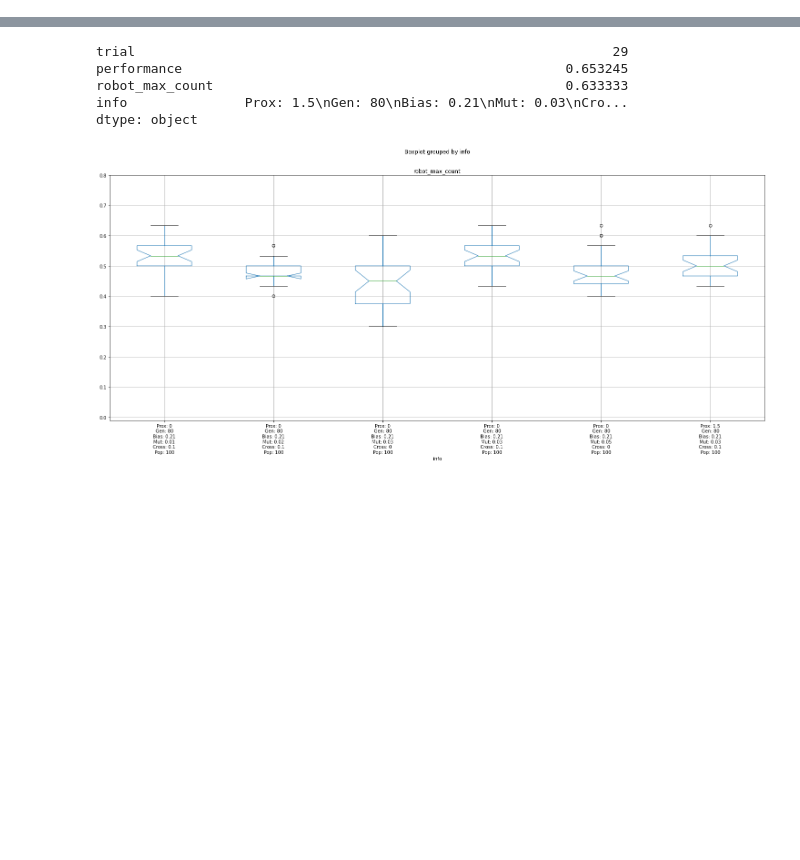
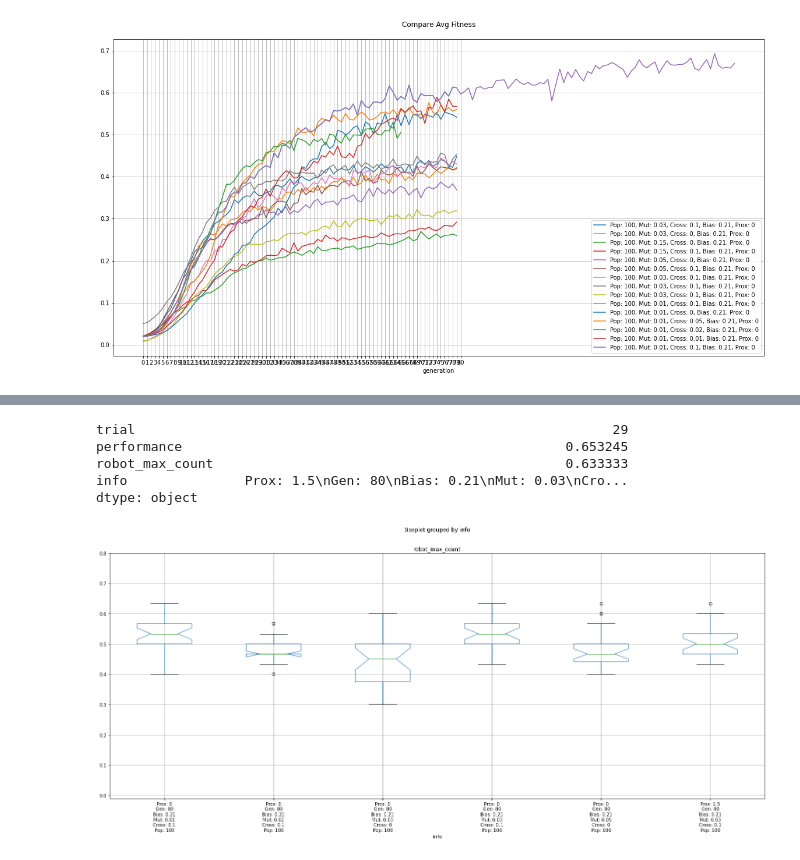
Before and after one commit to petretiandrea/progetto-robotici, a Jupyter notebook: robotics-viz/visualization.ipynb, the cells around one changed output, grey strips where cells are left out. Drawn from its saved outputs; the diff is of its cells as text; code cells hidden in the pictures; blank space fills up the shorter version.

```diff
--- a/robotics-viz/visualization.ipynb
+++ b/robotics-viz/visualization.ipynb
@@ -111,0 +136,18 @@ compare_avg_fitness("performance/archivied/evolve_12-03_19-06_nodes50_k3_p100_g8
+# %%
+compare_avg_fitness("performance/archivied/evolve_12-07_12-15_nodes50_k3_p100_g80_pM0.03_pC0.1_el5_bias0.21_prox0_trials3",
+                   "performance/archivied/evolve_12-07_14-35_nodes50_k3_p100_g80_pM0.03_pC0_el5_bias0.21_prox0_trials3",
+                   "performance/archivied/evolve_12-07_16-32_nodes50_k3_p100_g80_pM0.15_pC0_el5_bias0.21_prox0_trials3",
+                   "performance/archivied/evolve_12-07_18-26_nodes50_k3_p100_g80_pM0.15_pC0.1_el5_bias0.21_prox0_trials3",
+                   "performance/archivied/evolve_12-07_20-52_nodes50_k3_p100_g80_pM0.05_pC0_el5_bias0.21_prox0_trials3",
+                   "performance/archivied/evolve_12-07_22-55_nodes50_k3_p100_g80_pM0.05_pC0.1_el5_bias0.21_prox0_trials3",
+                   "performance/archivied/evolve_12-08_09-33_nodes50_k3_p100_g80_pM0.03_pC0.1_el5_bias0.21_prox0_trials3",
+                   "performance/archivied/evolve_12-08_11-34_nodes50_k3_p100_g80_pM0.03_pC0.1_el5_bias0.21_prox0_trials3",
+                   "performance/archivied/evolve_12-08_14-23_nodes50_k3_p100_g80_pM0.03_pC0.1_el5_bias0.21_prox0_trials3",
+                   "performance/archivied/evolve_12-08_22-08_nodes50_k3_p100_g80_pM0.01_pC0.1_el5_bias0.21_prox0_trials3",
+                   "performance/archivied/evolve_12-09_00-40_nodes50_k3_p100_g80_pM0.01_pC0_el5_bias0.21_prox0_trials3",
+                   "performance/archivied/evolve_12-09_09-23_nodes50_k3_p100_g80_pM0.01_pC0.05_el5_bias0.21_prox0_trials3",
+                   "performance/evolve_12-09_14-32_nodes50_k3_p100_g80_pM0.01_pC0.02_el5_bias0.21_prox0_trials3",
+                   "performance/evolve_12-09_16-10_nodes50_k3_p100_g80_pM0.01_pC0.01_el5_bias0.21_prox0_trials3",
+                   "performance/evolve_12-09_18-18_nodes50_k3_p100_g150_pM0.01_pC0.1_el5_bias0.21_prox0_trials3")
+# %% [output]
+[figure, added]
```
Also changed, not shown: parts of 11 cells of this notebook, 5 other files.
